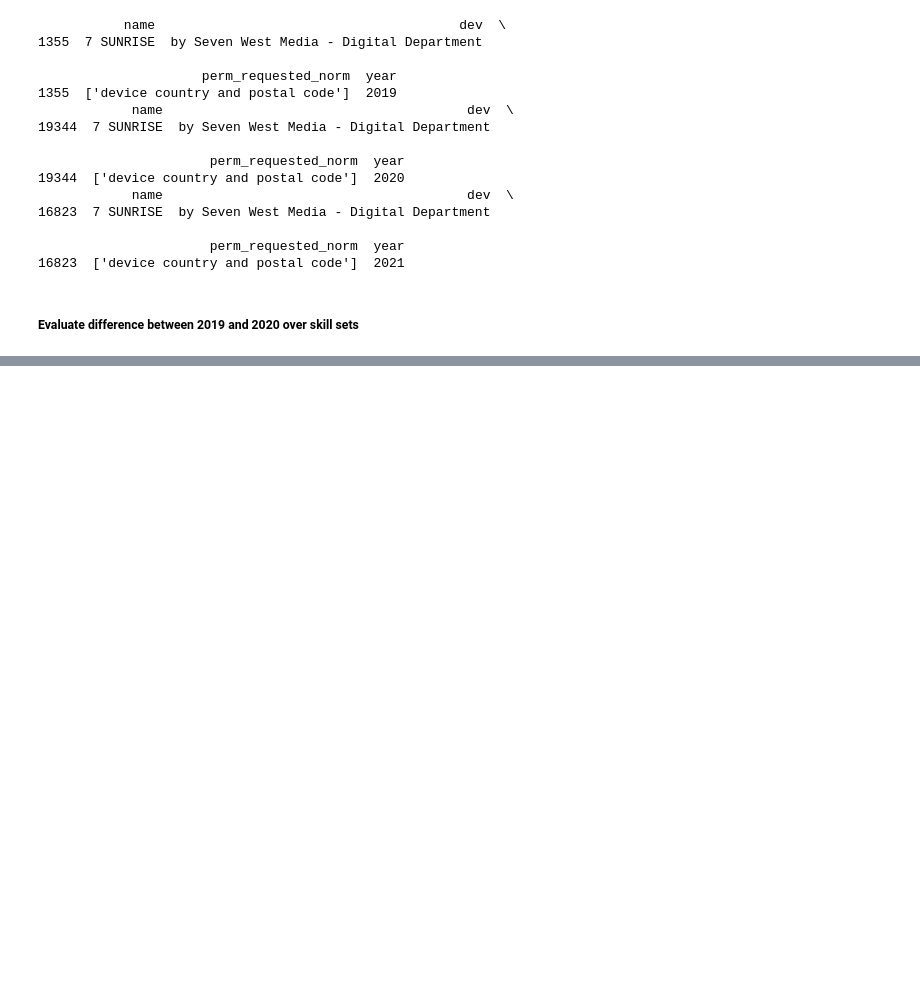
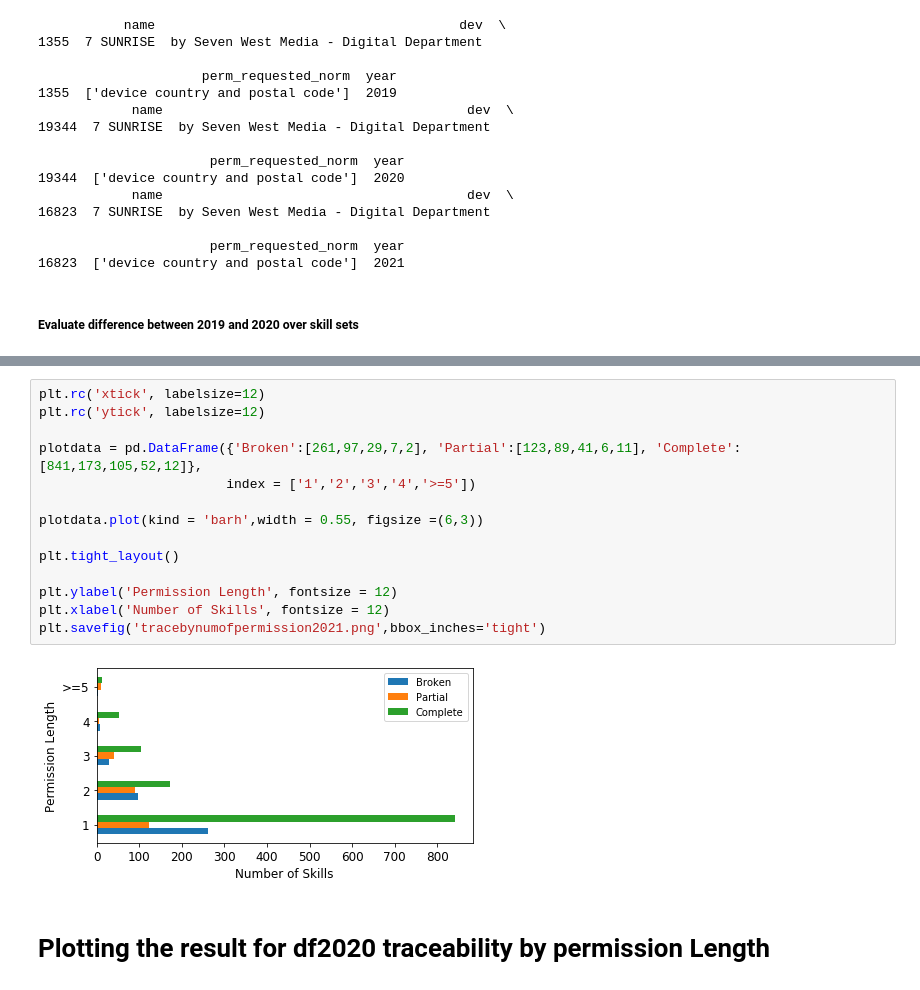
Before and after one commit to xfold/Are-We-There-Yet-Alexa-Market-Comparison, a Jupyter notebook: LoadDatasets.ipynb, the cells around one changed output, grey strips where cells are left out. Cells and saved outputs as stored; diff of their text form; blank space fills up the shorter version.

```diff
--- a/LoadDatasets.ipynb
+++ b/LoadDatasets.ipynb
@@ -343,0 +692,18 @@ ret = evaluatediffbetweenyears(df2020_selected, df2021_selected)
+# %%
+plt.rc('xtick', labelsize=12)
+plt.rc('ytick', labelsize=12)
+
+plotdata = pd.DataFrame({'Broken':[261,97,29,7,2], 'Partial':[123,89,41,6,11], 'Complete':[841,173,105,52,12]},
+                        index = ['1','2','3','4','>=5'])
+
+plotdata.plot(kind = 'barh',width = 0.55, figsize =(6,3))
+
+plt.tight_layout()
+
+plt.ylabel('Permission Length', fontsize = 12)
+plt.xlabel('Number of Skills', fontsize = 12)
+plt.savefig('tracebynumofpermission2021.png',bbox_inches='tight')
+# %% [output]
+[figure, added]
+# %% [markdown]
+# Plotting the result for df2020 traceability by permission Length
```
Also changed, not shown: parts of 52 cells of this notebook, 1 other file.
